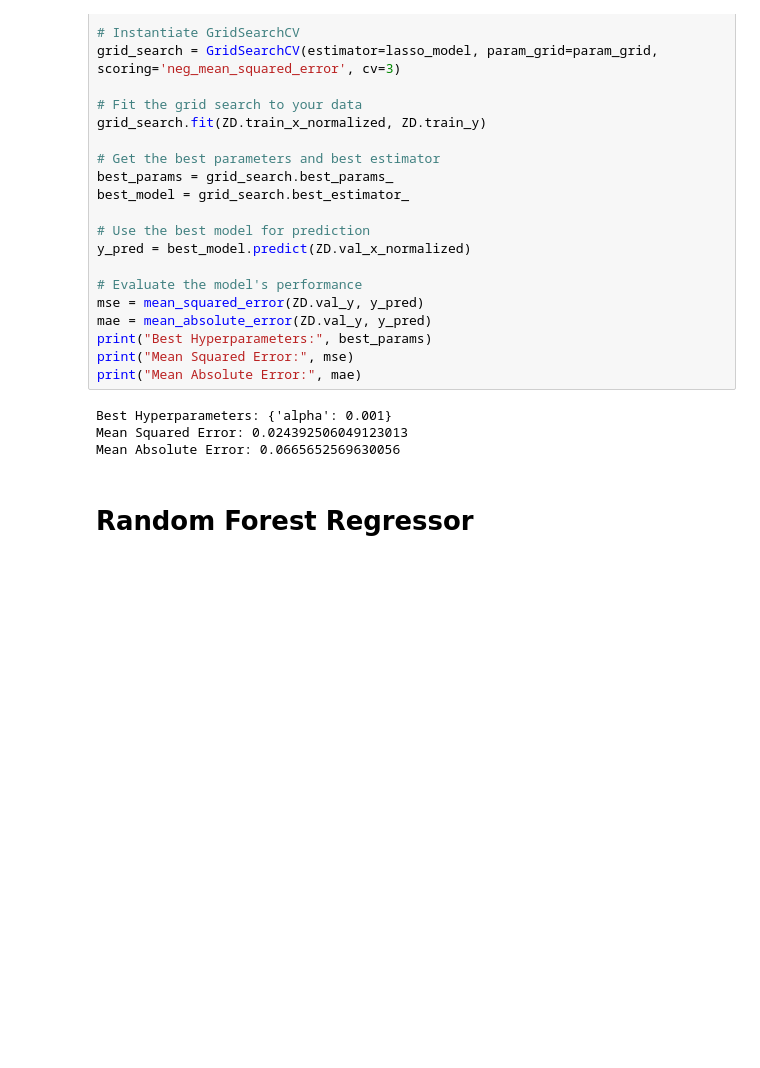
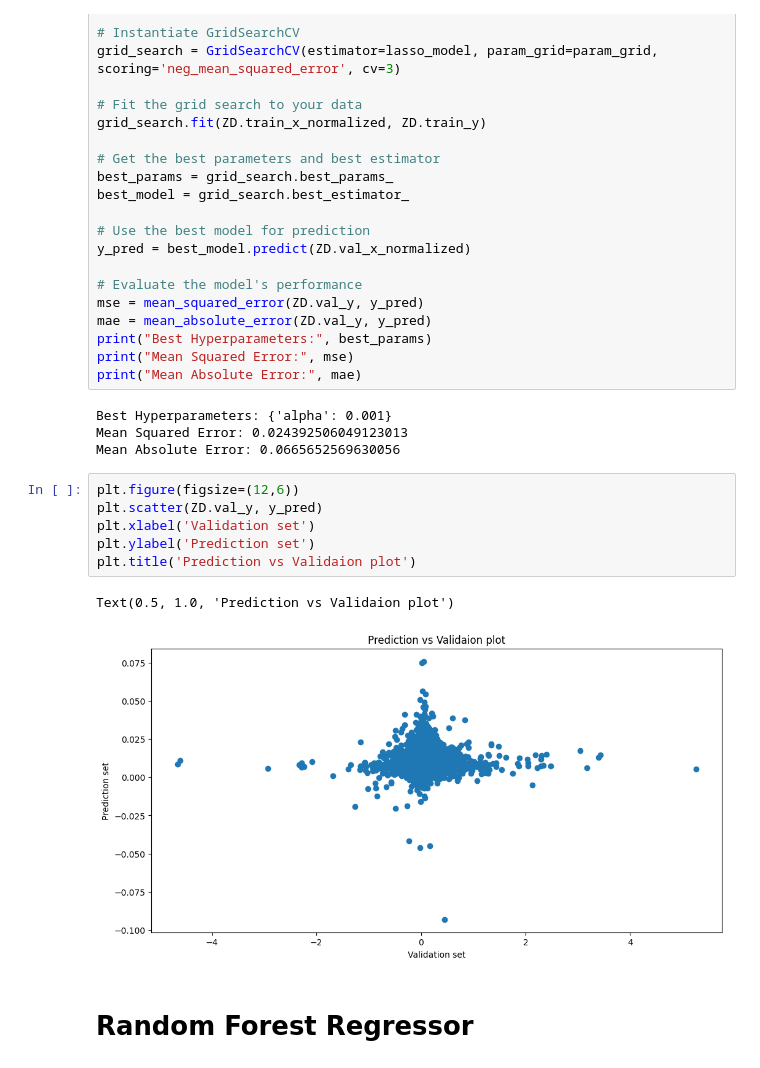
Before and after one commit to AmirMoazzami/207_final_project, a Jupyter notebook: Zillow_streamlined_feature_selection_sy1.ipynb, the cells around one changed output. Cells and saved outputs as stored; diff of their text form; blank space fills up the shorter version.

```diff
--- a/Zillow_streamlined_feature_selection_sy1.ipynb
+++ b/Zillow_streamlined_feature_selection_sy1.ipynb
@@ -382,6 +382,15 @@ print("Mean Absolute Error:", mae)
 Best Hyperparameters: {'alpha': 0.001}
 Mean Squared Error: 0.024392506049123013
 Mean Absolute Error: 0.0665652569630056
+# %%
+plt.figure(figsize=(12,6))
+plt.scatter(ZD.val_y, y_pred)
+plt.xlabel('Validation set')
+plt.ylabel('Prediction set')
+plt.title('Prediction vs Validaion plot')
+# %% [output]
+Text(0.5, 1.0, 'Prediction vs Validaion plot')
+[figure, added]
 # %% [markdown]
 # Random Forest Regressor
 # %%
```
Also changed, not shown: parts of 5 cells of this notebook.
